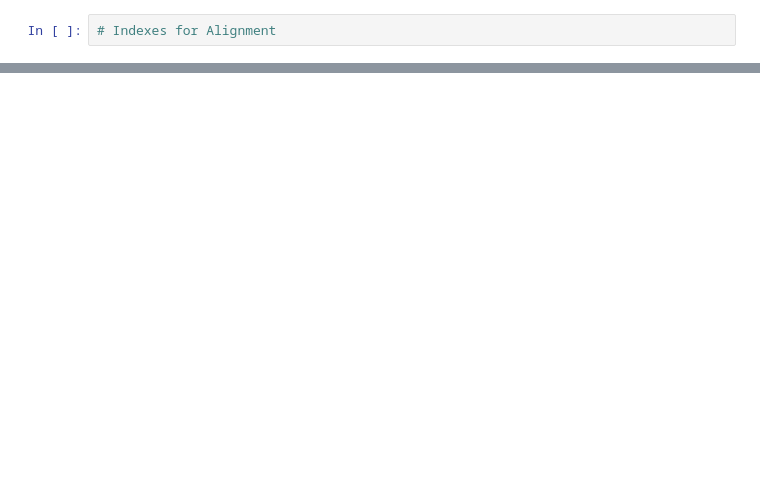
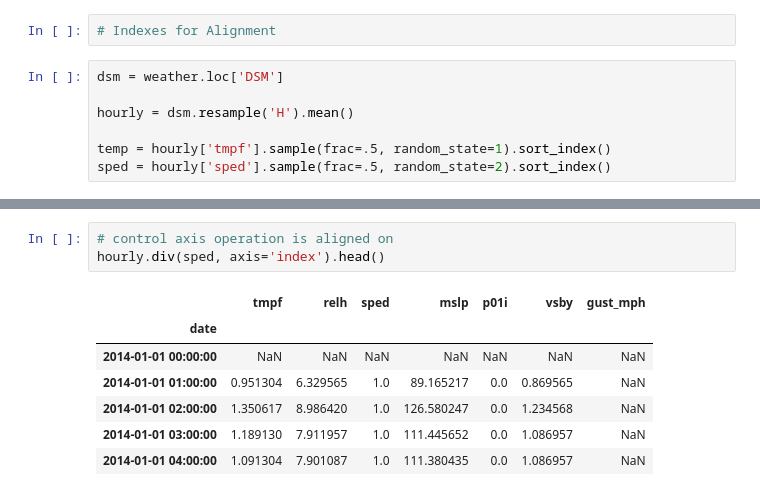
Before and after one commit to gr4vytr0n/pandas_, a Jupyter notebook: modern/part3.ipynb, the cells around one changed output, grey strips where cells are left out. Saved outputs shown, nothing was run; the diff lists cells and outputs as text; blank space fills up the shorter version.

Commit message:
index alignmet exercises

```diff
--- a/modern/part3.ipynb
+++ b/modern/part3.ipynb
@@ -205,2 +198,9 @@ temp2.head()
 # %%
 # Indexes for Alignment
+# %%
+dsm = weather.loc['DSM']
+
+hourly = dsm.resample('H').mean()
+
+temp = hourly['tmpf'].sample(frac=.5, random_state=1).sort_index()
+sped = hourly['sped'].sample(frac=.5, random_state=2).sort_index()
@@ -206,0 +261,11 @@ temp2.head()
+# %%
+# control axis operation is aligned on
+hourly.div(sped, axis='index').head()
+# %% [output]
+|  | tmpf | relh | sped | mslp | p01i | vsby | gust_mph |
+| date |  |  |  |  |  |  |  |
+| 2014-01-01 00:00:00 | NaN | NaN | NaN | NaN | NaN | NaN | NaN |
+| 2014-01-01 01:00:00 | 0.951304 | 6.329565 | 1.0 | 89.165217 | 0.0 | 0.869565 | NaN |
+| 2014-01-01 02:00:00 | 1.350617 | 8.986420 | 1.0 | 126.580247 | 0.0 | 1.234568 | NaN |
+| 2014-01-01 03:00:00 | 1.189130 | 7.911957 | 1.0 | 111.445652 | 0.0 | 1.086957 | NaN |
+| 2014-01-01 04:00:00 | 1.091304 | 7.901087 | 1.0 | 111.380435 | 0.0 | 1.086957 | NaN |
```
Also changed, not shown: parts of 7 cells of this notebook.
